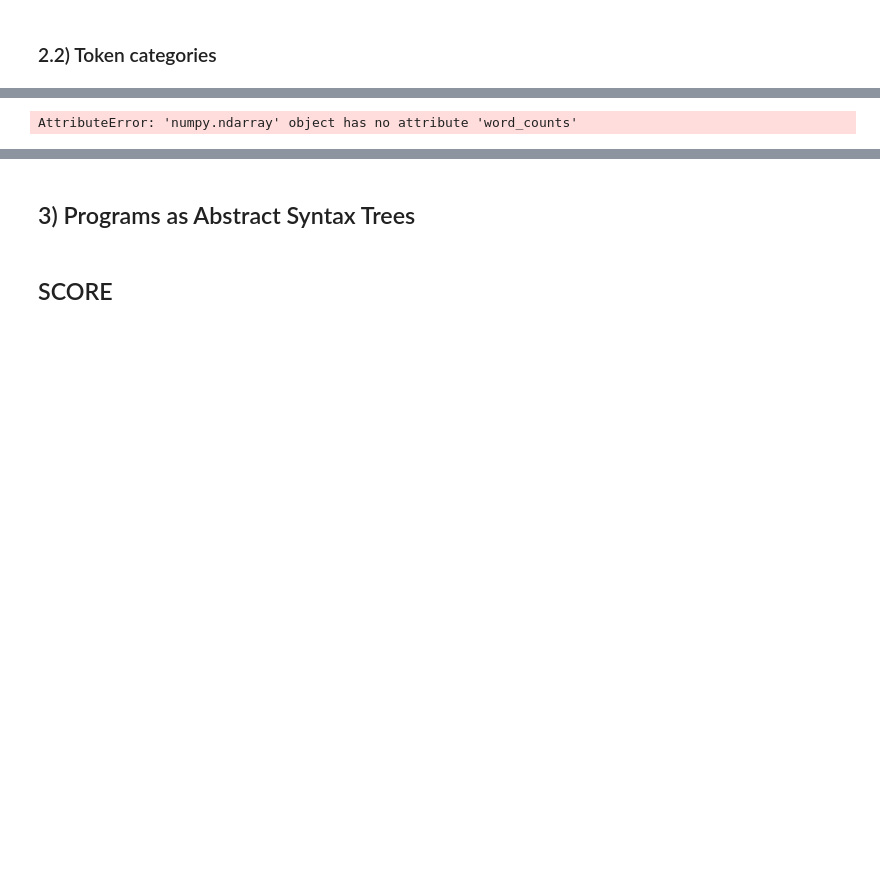
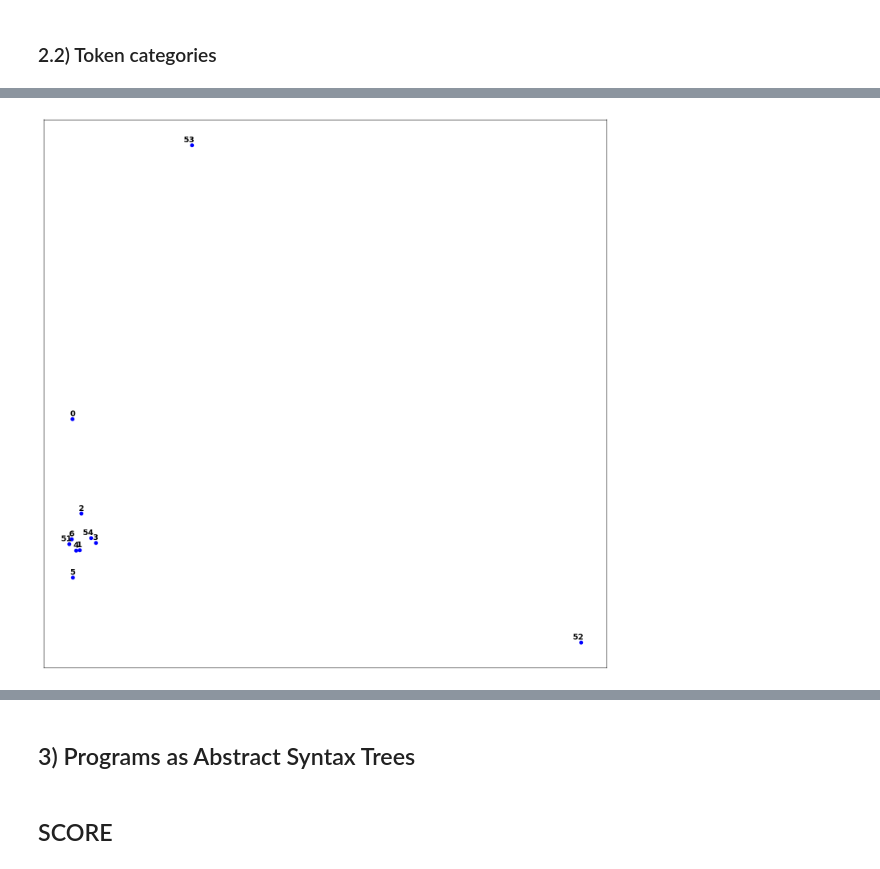
Before and after one commit to dazcona/user2code2vec, a Jupyter notebook: code2vec Embeddings.ipynb, the cells around one changed output, grey strips where cells are left out. Saved outputs shown, nothing was run; the diff lists cells and outputs as text; code cells hidden in the pictures; blank space fills up the shorter version.

```diff
--- a/code2vec Embeddings.ipynb
+++ b/code2vec Embeddings.ipynb
@@ -683,7 +825,7 @@ category_model = get_model()
 category_model.fit(category_padded_docs,
                    token_labels,
                    batch_size=128,
-                   epochs=10,
+                   epochs=2,
                    validation_split=0.2)
 
 cat_loss, cat_accuracy = token_model.evaluate(category_padded_docs, token_labels, verbose=1)
@@ -738,4 +880,6 @@ PCA explained variance ratio: [ 0.29676294  0.02943139] Total: 0.326194334775
 # %%
-category_top_words = get_top_words(category_pca, N=100)
+category_top_words = get_top_words(category_t, N=100)
-# %% [output]
-AttributeError: 'numpy.ndarray' object has no attribute 'word_counts'
+# %%
+plot_embeddings(category_pca, id_to_category, category_top_words, figsize=(18, 18))
+# %% [output]
+[figure, added]
```
Also changed, not shown: parts of 91 cells of this notebook, 1 other file.
